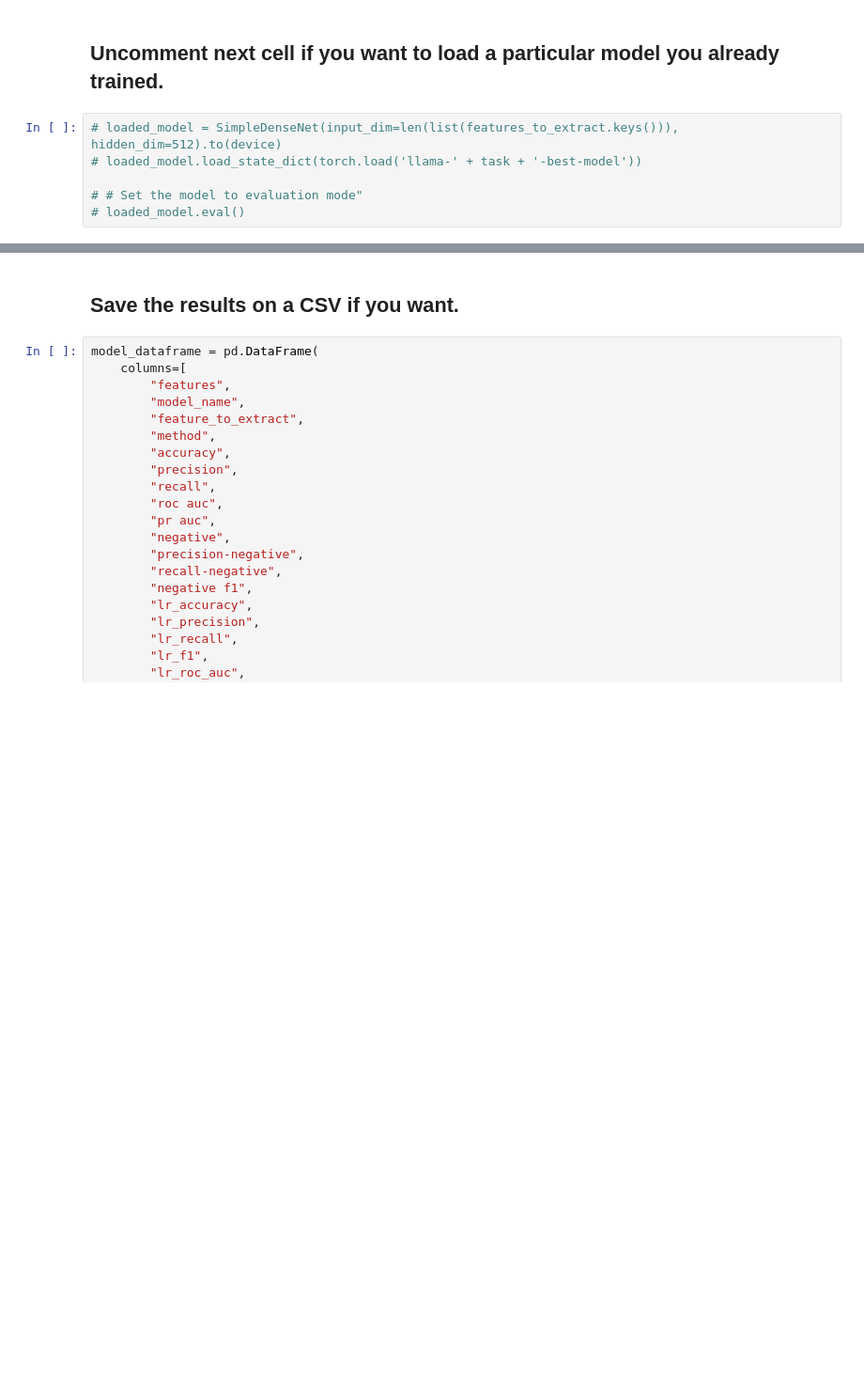
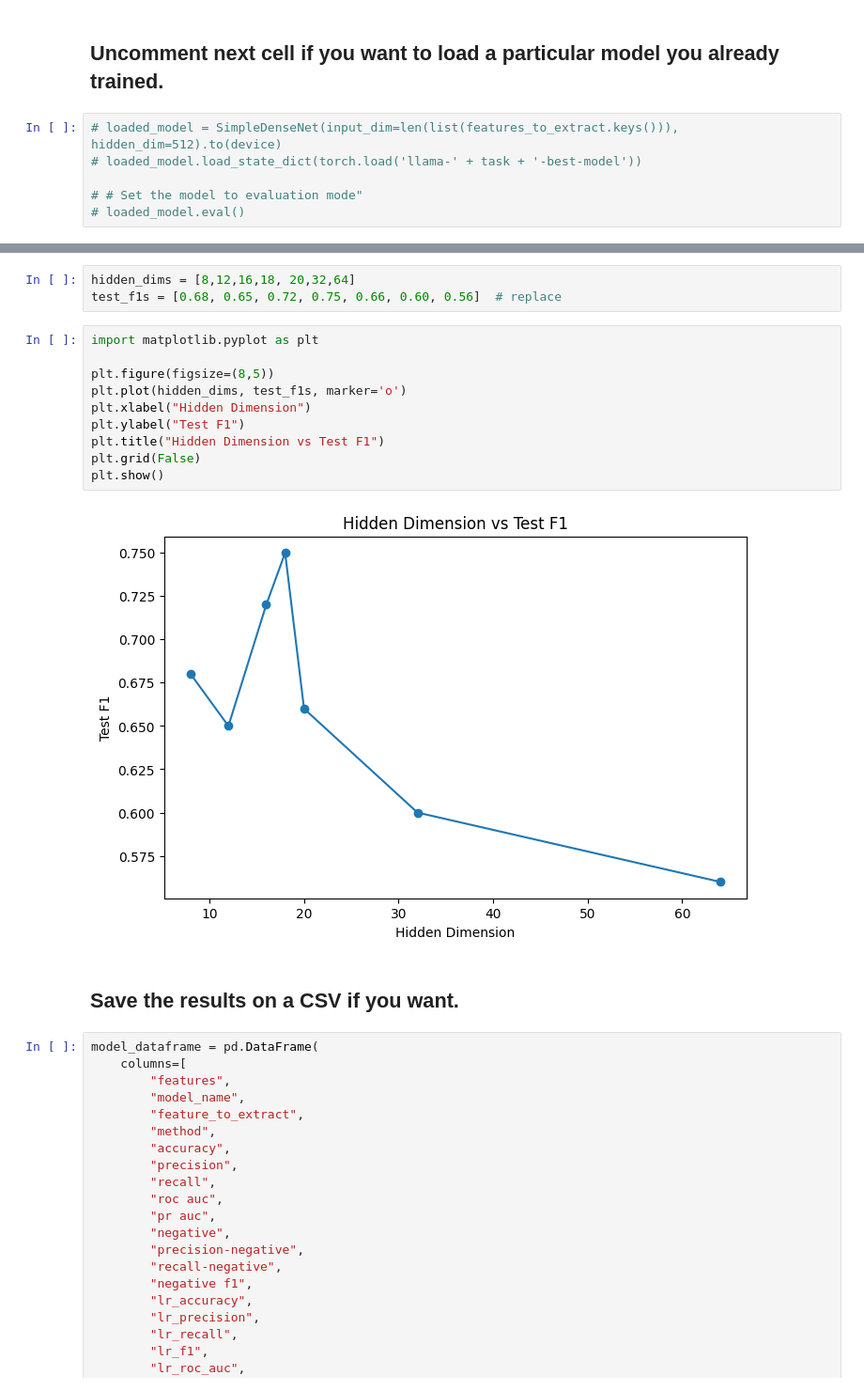
Before and after one commit to NikhilaGadge/Trustworthiness-in-AI-Token-Probability, a Jupyter notebook: hallu_eval_experiments - NG.ipynb, the cells around one changed output, grey strips where cells are left out. Shown at 94% size. Drawn from its saved outputs; the diff is of its cells as text; blank space fills up the shorter version.

```diff
--- a/hallu_eval_experiments - NG.ipynb
+++ b/hallu_eval_experiments - NG.ipynb
@@ -1488,3 +1481,18 @@ Testing - Negative: 0.5938, Precision-Negative: 0.6000, Recall-Negative: 0.5625,
+# %%
+hidden_dims = [8,12,16,18, 20,32,64]
+test_f1s = [0.68, 0.65, 0.72, 0.75, 0.66, 0.60, 0.56]  # replace
+# %%
+import matplotlib.pyplot as plt
+
+plt.figure(figsize=(8,5))
+plt.plot(hidden_dims, test_f1s, marker='o')
+plt.xlabel("Hidden Dimension")
+plt.ylabel("Test F1")
+plt.title("Hidden Dimension vs Test F1")
+plt.grid(False)
+plt.show()
+# %% [output]
+[figure, added]
 # %% [markdown]
 ## Save the results on a CSV if you want.
 # %%
```
Also changed, not shown: parts of 33 cells of this notebook.
